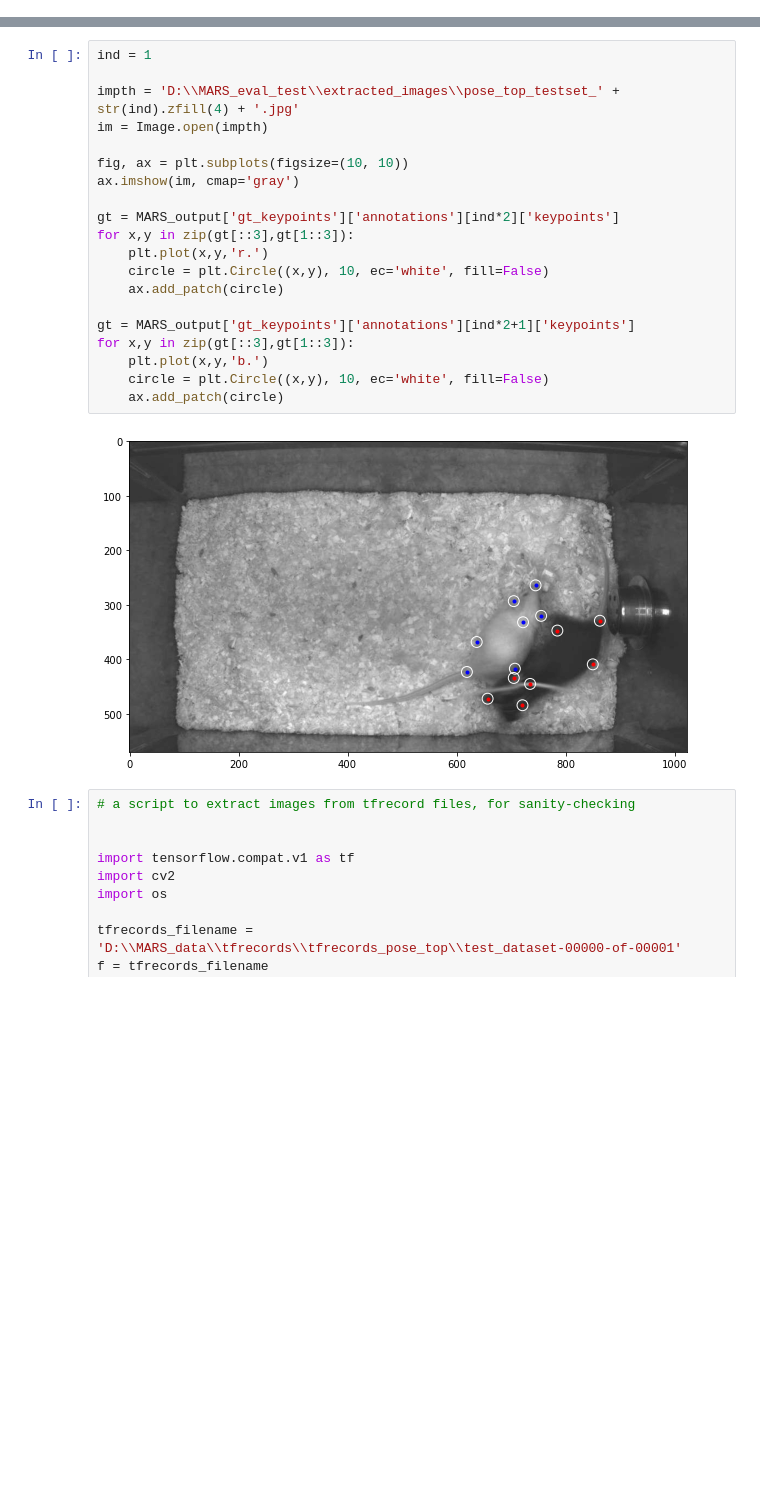
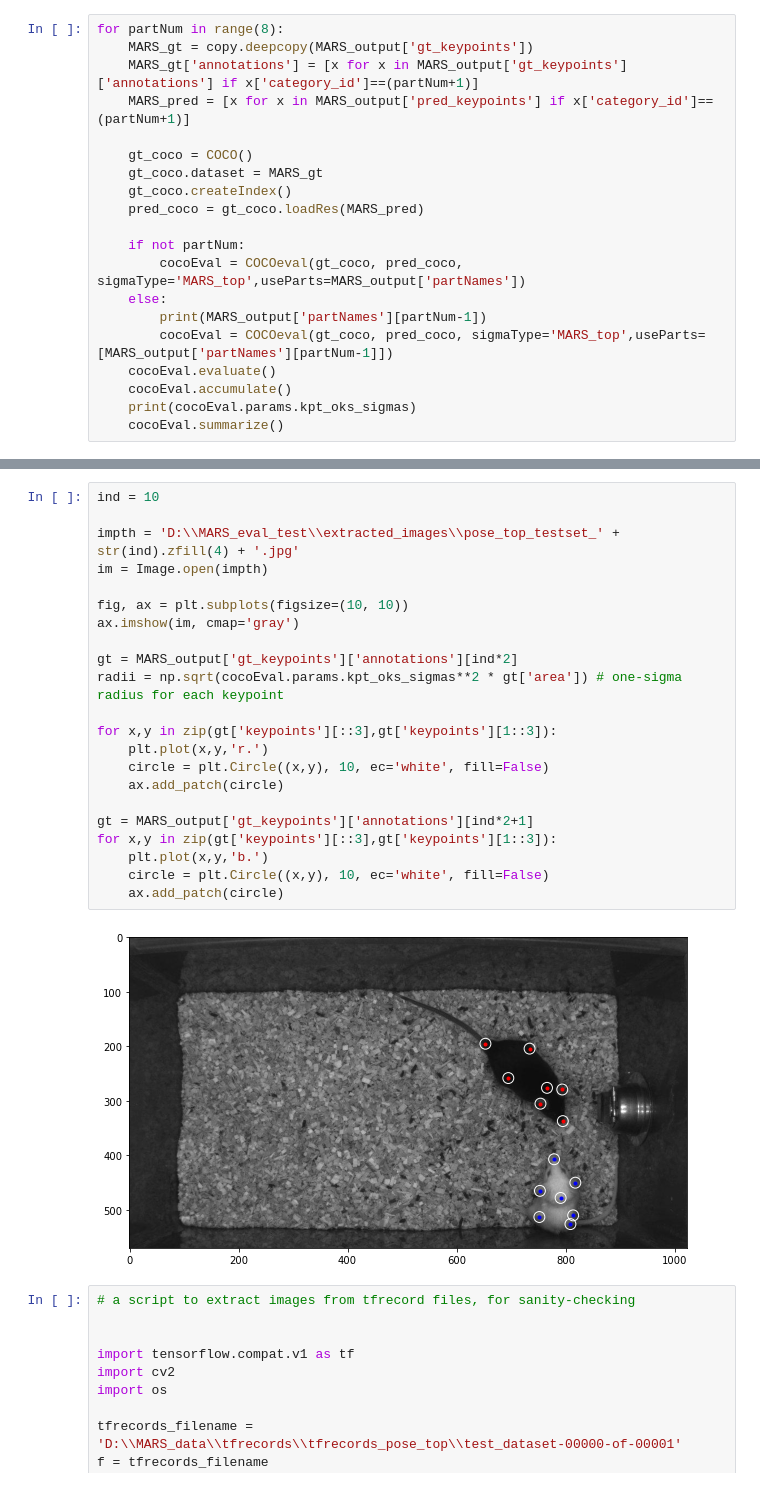
Before and after one commit to neuroethology/MARS_Developer, a Jupyter notebook: hourglass_pose/view_tfrecord.ipynb, the cells around one changed output, grey strips where cells are left out. Drawn from its saved outputs; the diff is of its cells as text; blank space fills up the shorter version.

```diff
--- a/hourglass_pose/view_tfrecord.ipynb
+++ b/hourglass_pose/view_tfrecord.ipynb
@@ -46,0 +54,20 @@ dstack.index(min(dstack))
+# %%
+for partNum in range(8):
+    MARS_gt = copy.deepcopy(MARS_output['gt_keypoints'])
+    MARS_gt['annotations'] = [x for x in MARS_output['gt_keypoints']['annotations'] if x['category_id']==(partNum+1)]
+    MARS_pred = [x for x in MARS_output['pred_keypoints'] if x['category_id']==(partNum+1)]
+
+    gt_coco = COCO()
+    gt_coco.dataset = MARS_gt
+    gt_coco.createIndex()
+    pred_coco = gt_coco.loadRes(MARS_pred)
+
+    if not partNum:
+        cocoEval = COCOeval(gt_coco, pred_coco, sigmaType='MARS_top',useParts=MARS_output['partNames'])
+    else:
+        print(MARS_output['partNames'][partNum-1])
+        cocoEval = COCOeval(gt_coco, pred_coco, sigmaType='MARS_top',useParts=[MARS_output['partNames'][partNum-1]])
+    cocoEval.evaluate()
+    cocoEval.accumulate()
+    print(cocoEval.params.kpt_oks_sigmas)
+    cocoEval.summarize()
@@ -47,25 +97,27 @@ dstack.index(min(dstack))
 # %%
-ind = 1
+ind = 10
 
 impth = 'D:\\MARS_eval_test\\extracted_images\\pose_top_testset_' + str(ind).zfill(4) + '.jpg'
 im = Image.open(impth)
 
 fig, ax = plt.subplots(figsize=(10, 10))
 ax.imshow(im, cmap='gray')
 
-gt = MARS_output['gt_keypoints']['annotations'][ind*2]['keypoints']
-for x,y in zip(gt[::3],gt[1::3]):
+gt = MARS_output['gt_keypoints']['annotations'][ind*2]
+radii = np.sqrt(cocoEval.params.kpt_oks_sigmas**2 * gt['area']) # one-sigma radius for each keypoint
+
+for x,y in zip(gt['keypoints'][::3],gt['keypoints'][1::3]):
     plt.plot(x,y,'r.')
     circle = plt.Circle((x,y), 10, ec='white', fill=False)
     ax.add_patch(circle)
 
-gt = MARS_output['gt_keypoints']['annotations'][ind*2+1]['keypoints']
-for x,y in zip(gt[::3],gt[1::3]):
+gt = MARS_output['gt_keypoints']['annotations'][ind*2+1]
+for x,y in zip(gt['keypoints'][::3],gt['keypoints'][1::3]):
     plt.plot(x,y,'b.')
     circle = plt.Circle((x,y), 10, ec='white', fill=False)
     ax.add_patch(circle)
 # %% [output]
-[figure, old version]
+[figure, new version]
 # %%
 # a script to extract images from tfrecord files, for sanity-checking
 
```
Also changed, not shown: parts of 8 cells of this notebook, 2 other files.
